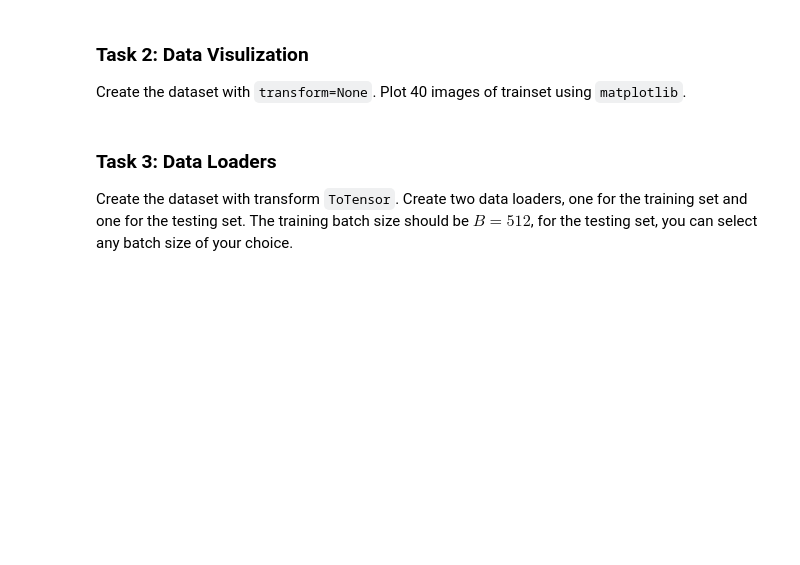
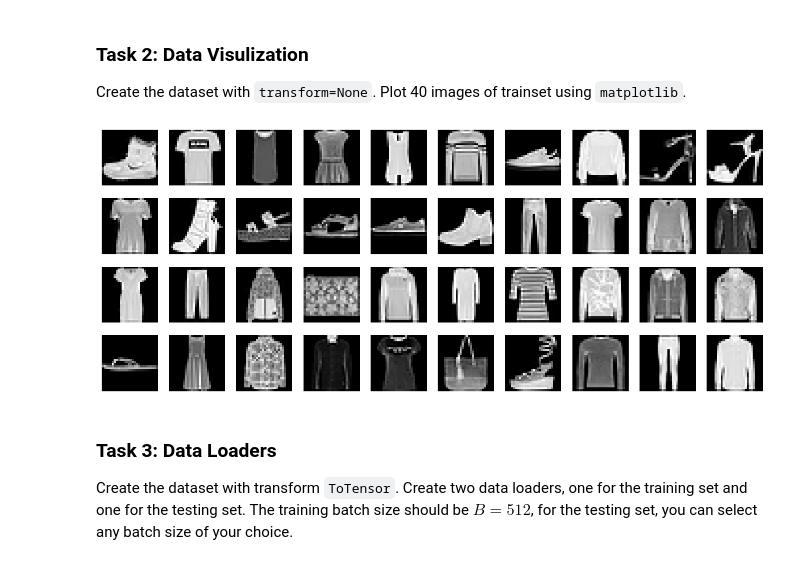
Before and after one commit to liamti5/Deep-Learning-UZH, a Jupyter notebook: DL-Assignment06.ipynb, the cells around one changed output. Saved outputs shown, nothing was run; the diff lists cells and outputs as text; code cells hidden in the pictures; blank space fills up the shorter version.

```diff
--- a/DL-Assignment06.ipynb
+++ b/DL-Assignment06.ipynb
@@ -40,11 +45,16 @@ Write a function that returns the training and the testing set of FashionMNIST,
 import torch
 import torchvision
 
+
 def datasets(transform):
-  trainset = torchvision.datasets.FashionMNIST(...)
-  testset = torchvision.datasets.FashionMNIST(...)
+    trainset = torchvision.datasets.FashionMNIST(
+        root="data/A6/", transform=transform, train=True, download=True
+    )
+    testset = torchvision.datasets.FashionMNIST(
+        root="data/A6/", transform=transform, train=False, download=True
+    )
 
-  return trainset, testset
+    return trainset, testset
 # %% [markdown]
 ### Test 1: Data Types
 
@@ -64,23 +75,25 @@ Create the dataset with `transform=None`. Plot 40 images of trainset using `matp
 # %%
 # plot images
 trainset, testset = datasets(transform=None)
 
 from matplotlib import pyplot
 import numpy as np
-pyplot.rcParams['image.cmap'] = 'gray'
 
-fig, axes = pyplot.subplots(...)
+pyplot.rcParams["image.cmap"] = "gray"
 
-index=0
+fig, axes = pyplot.subplots(4, 10, figsize=(15, 6))
+
+index = 0
 for i in range(4):
     for j in range(10):
-      img, _ = ...
+        img, _ = trainset[index]
+        axes[i][j].imshow(img, cmap="gray")
+        axes[i][j].axis("off")
+        index += 1
 
-      # anything else?
-      ...
-      axes[i][j].imshow(...)
-      axes[i][j].axis("off")
-      index+=1
+pyplot.show()
+# %% [output]
+[figure, added]
 # %% [markdown]
 ### Task 3: Data Loaders
 
```
Also changed, not shown: parts of 18 cells of this notebook, 1 other file.
